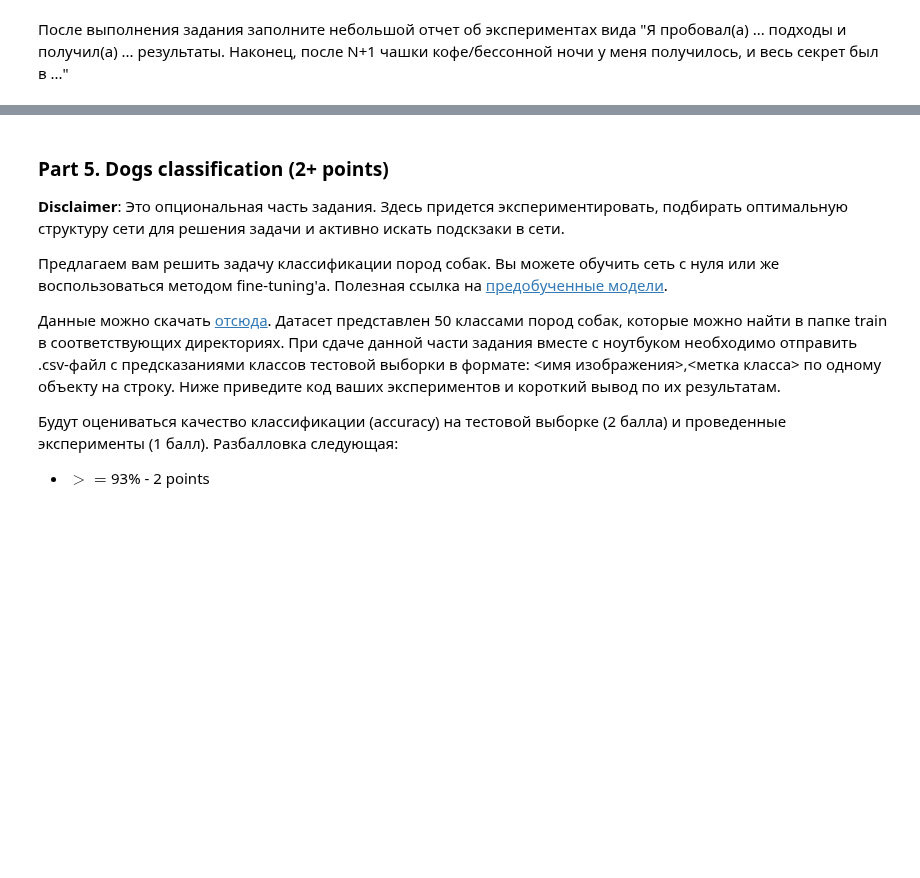
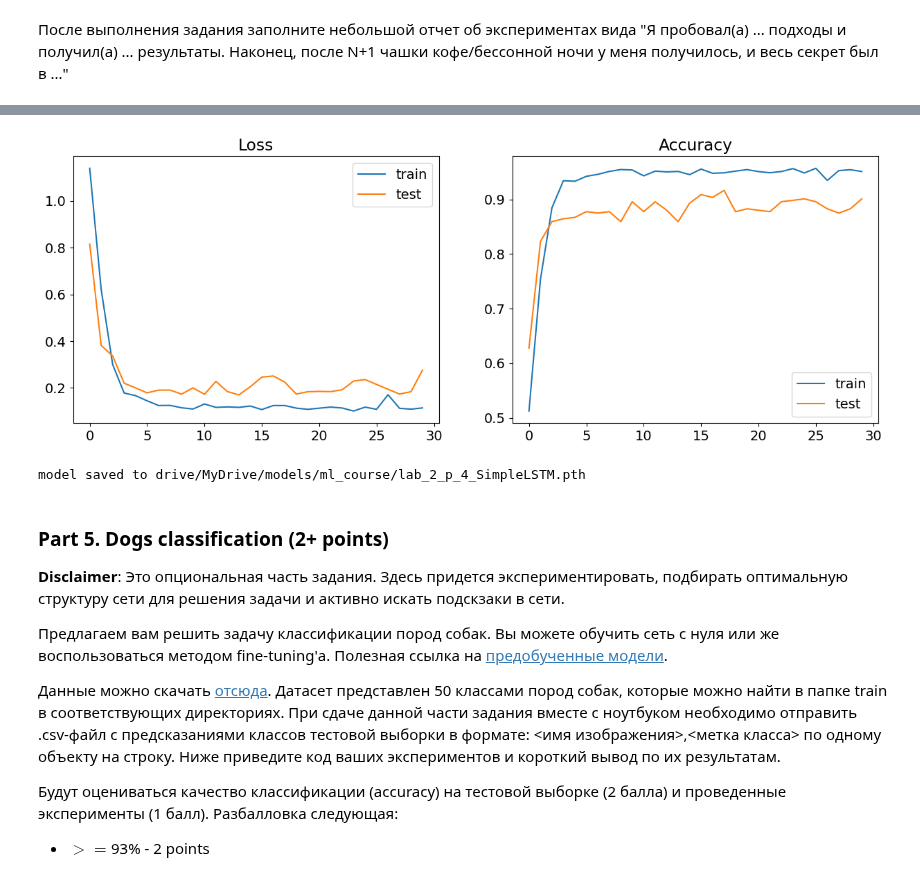
Before and after one commit to EvgenVer/ml_course, a Jupyter notebook: homeworks/lab02_deep_learning/Lab2_DL_parts_4_and_5_optional.ipynb, the cells around one changed output, grey strips where cells are left out. Cells and saved outputs as stored; diff of their text form; code cells hidden in the pictures; blank space fills up the shorter version.

```diff
--- a/homeworks/lab02_deep_learning/Lab2_DL_parts_4_and_5_optional.ipynb
+++ b/homeworks/lab02_deep_learning/Lab2_DL_parts_4_and_5_optional.ipynb
@@ -249,8 +268,11 @@ def train_eval_model(model, loss_func, opt, metric, X_train, y_train,
             X_batch, y_batch = X_train[batch_idxs, :, :], y_train[batch_idxs, :]
             X_batch = torch.tensor(X_batch, dtype=torch.float32).to(device)
             y_batch = torch.tensor(y_batch, dtype=torch.int64).to(device)
+            y_batch = y_batch.reshape(-1)
 
             logits = model(X_batch)
+            # print(logits.size())
+            # print(y_batch.size())
             loss = loss_func(logits, y_batch)
             loss.backward()
             opt.step()
@@ -258,8 +280,8 @@ def train_eval_model(model, loss_func, opt, metric, X_train, y_train,
 
             ep_train_loss.append(loss.item())
             y_pred = torch.max(F.softmax(logits, dim=1), dim=1)[1]
-            print(y_pred.size())
-            print(y_batch.size())
+            # print(y_pred.size())
+            # print(y_batch.size())
             ep_train_metric.append(metric(y_pred, y_batch).item())
 
         model.train(False)
@@ -270,6 +292,7 @@ def train_eval_model(model, loss_func, opt, metric, X_train, y_train,
                 X_batch, y_batch = X_test[start:end, :, :], y_test[start:end, :]
                 X_batch = torch.tensor(X_batch, dtype=torch.float32).to(device)
                 y_batch = torch.tensor(y_batch, dtype=torch.int64).to(device)
+                y_batch = y_batch.reshape(-1)
 
                 logits = model(X_batch)
                 loss = loss_func(logits, y_batch)
@@ -308,31 +331,36 @@ def plot_train_process(train_loss, test_loss, train_metric, test_metric):
 # Simple LSTM
 
 class SimpleLSTM(nn.Module):
-    def __init__(self, num_features, num_units, num_classes):
+    def __init__(self, num_features, num_units, num_timestamp, num_classes, num_layers):
         super(self.__class__, self).__init__()
         self.lstm = nn.LSTM(input_size=num_features,
                             hidden_size=num_units,
-                            batch_first=True)
-        self.hid_to_logits = nn.Linear(num_units, num_classes)
+                            batch_first=True,
+                            num_layers=num_layers)
+        self.hid_to_logits = nn.Linear(num_units*num_timestamp, num_classes)
 
     def forward(self, x):
         h_seq, _ = self.lstm(x)
+        h_seq = h_seq.reshape(batch_size, num_units*num_timestamp)
         logits = self.hid_to_logits(h_seq)
         return logits
 
 
+num_timestamp = 128
 num_features = 9
-num_units = 32
+num_units = 64
 num_classes = 6
 batch_size = 128
 n_epochs = 30
 
 simple_lstm_model = SimpleLSTM(num_features=num_features,
                                num_units=num_units,
-                               num_classes=num_classes).to(device)
+                               num_timestamp=num_timestamp,
+                               num_classes=num_classes,
+                               num_layers=2).to(device)
 opt = torch.optim.Adam(simple_lstm_model.parameters(), lr=1e-3)
 loss_func = nn.CrossEntropyLoss()
-metric = Accuracy(task="multiclass", num_classes=num_classes)
+metric = Accuracy(task="multiclass", num_classes=num_classes).to(device)
 # %%
 train_loss, test_loss, train_metric, test_metric = train_eval_model(model=simple_lstm_model, loss_func=loss_func, opt=opt,
                                                                     metric=metric, X_train=X_train, y_train=y_train,
@@ -343,0 +386,4 @@ ValueError: ignored
+# %%
+plot_train_process(train_loss, test_loss, train_metric, test_metric)
+# %% [output]
+[figure, added]
@@ -344,3 +402,8 @@ ValueError: ignored
+# %%
+checkpoint_path = os.path.join("drive", "MyDrive", "models", "ml_course", "lab_2_p_4_SimpleLSTM.pth")
+save_checkpoint(checkpoint_path, simple_lstm_model, opt)
+# %% [output]
+model saved to drive/MyDrive/models/ml_course/lab_2_p_4_SimpleLSTM.pth
 # %% [markdown]
 ### Part 5. Dogs classification (2+ points)
 __Disclaimer__: Это опциональная часть задания. Здесь придется экспериментировать, подбирать оптимальную структуру сети для решения задачи и активно искать подскзаки в сети.
```
Also changed, not shown: parts of 6 cells of this notebook.
